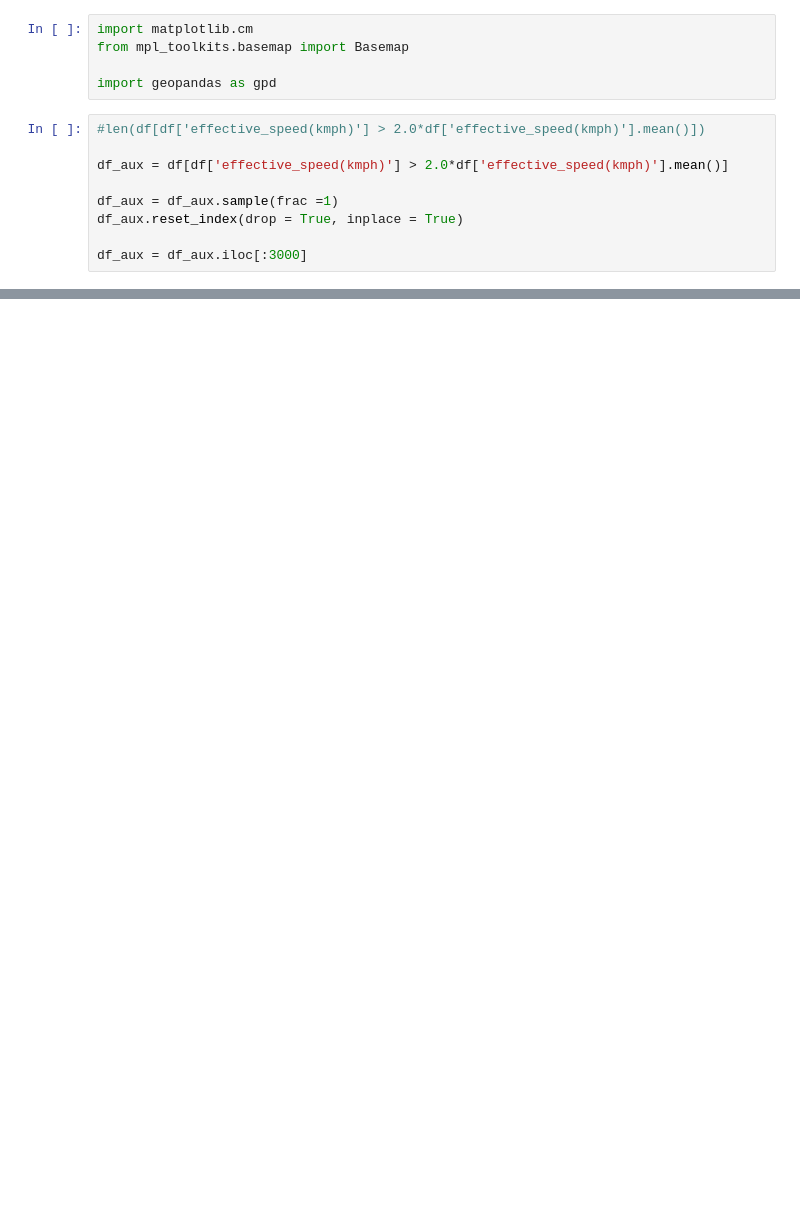
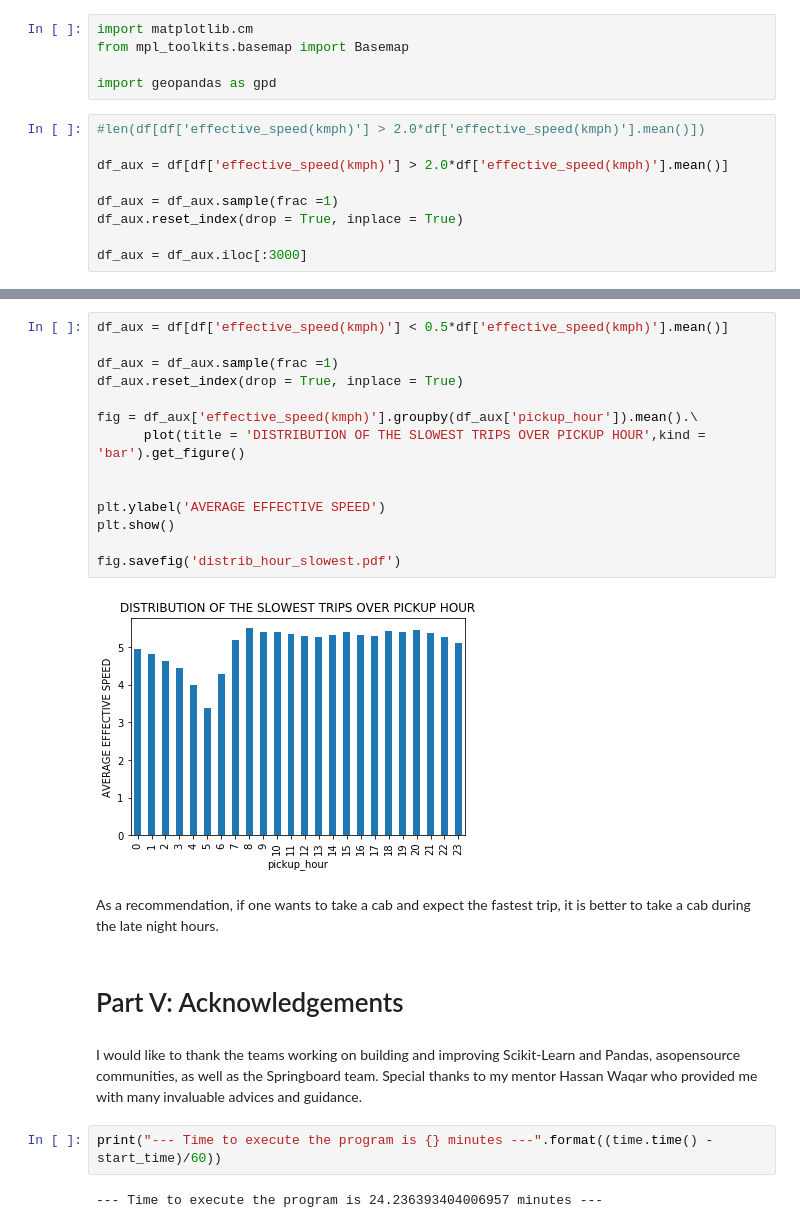
Before and after one commit to DenisDalidovich/SpringboardCapstoneProject2, a Jupyter notebook: NYTaxiTrips.ipynb, the cells around one changed output, grey strips where cells are left out. Cells and saved outputs as stored; diff of their text form; blank space fills up the shorter version.

```diff
--- a/NYTaxiTrips.ipynb
+++ b/NYTaxiTrips.ipynb
@@ -622,0 +714,27 @@ len(df[df['effective_speed(kmph)'] < 0.5*df['effective_speed(kmph)'].mean()])
+# %%
+df_aux = df[df['effective_speed(kmph)'] < 0.5*df['effective_speed(kmph)'].mean()]
+
+df_aux = df_aux.sample(frac =1)
+df_aux.reset_index(drop = True, inplace = True)
+
+fig = df_aux['effective_speed(kmph)'].groupby(df_aux['pickup_hour']).mean().\
+      plot(title = 'DISTRIBUTION OF THE SLOWEST TRIPS OVER PICKUP HOUR',kind = 'bar').get_figure()
+
+
+plt.ylabel('AVERAGE EFFECTIVE SPEED')
+plt.show()
+
+fig.savefig('distrib_hour_slowest.pdf')
+# %% [output]
+[figure, added]
+# %% [markdown]
+As a recommendation, if one wants to take a cab and expect the fastest trip, it is better to take a cab during the late night hours.
+# %% [markdown]
+# Part V: Acknowledgements
+# %% [markdown]
+I would like to thank the teams working on building and improving Scikit-Learn and Pandas, asopensource communities, as well as the Springboard team.
+Special thanks to my mentor Hassan Waqar who provided me with many invaluable advices and guidance.
+# %%
+print("--- Time to execute the program is {} minutes ---".format((time.time() - start_time)/60))
+# %% [output]
+--- Time to execute the program is 24.236393404006957 minutes ---
```
Also changed, not shown: parts of 29 cells of this notebook.
